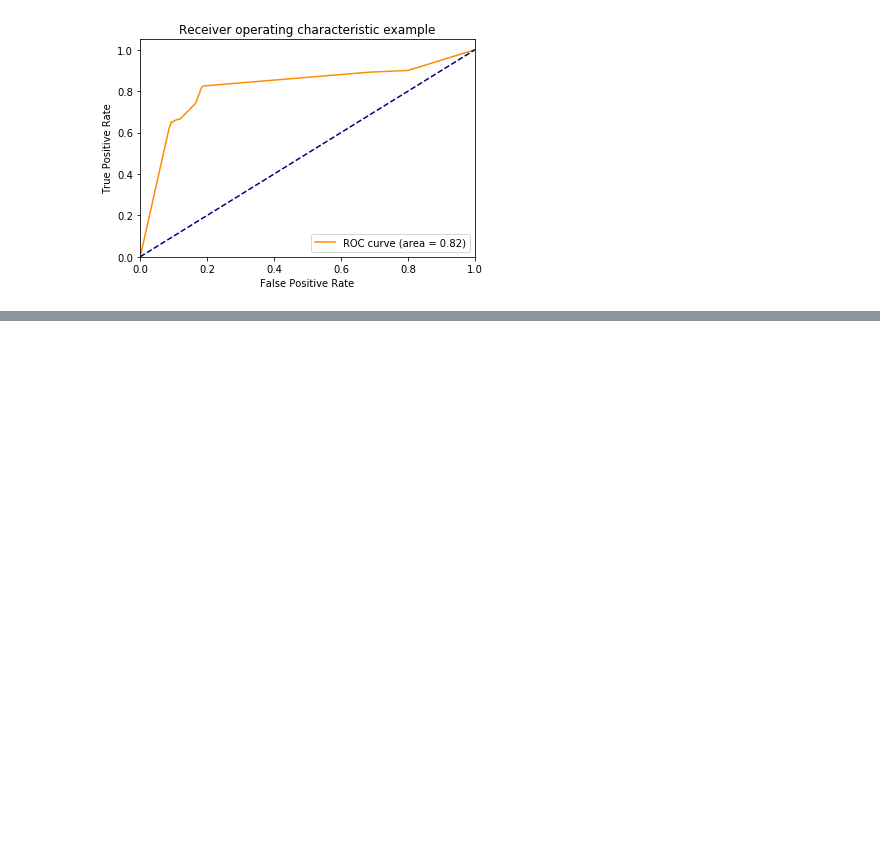
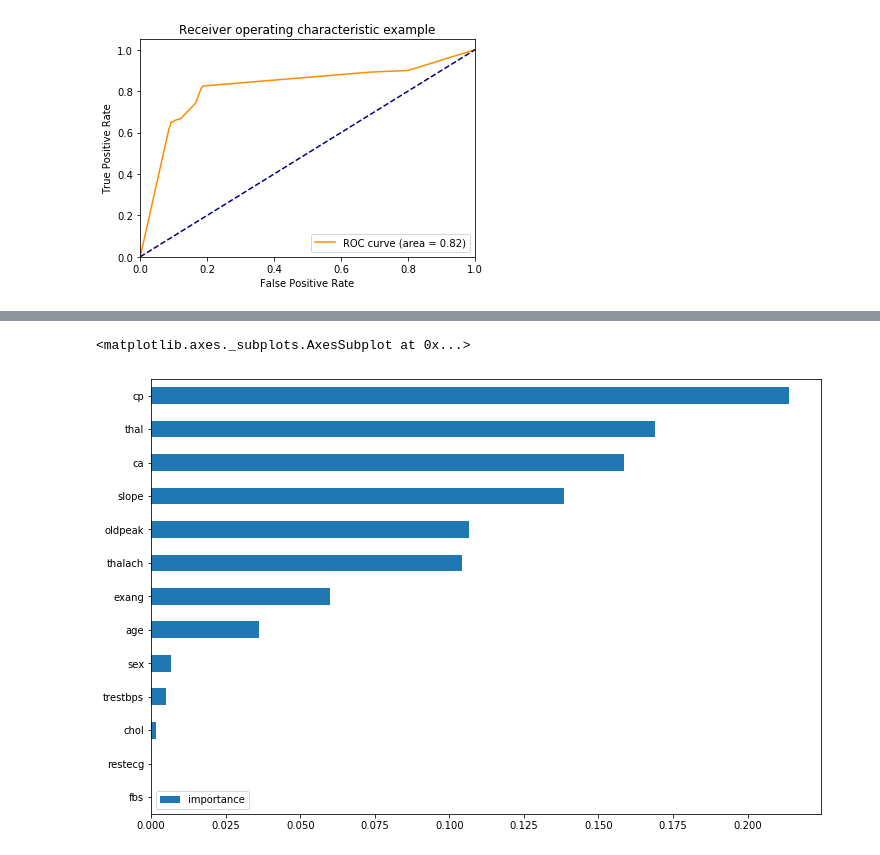
Before and after one commit to Laztrex/basic-statistic, a Jupyter notebook: research_ML/titanic ML.ipynb, the cells around one changed output, grey strips where cells are left out. Drawn from its saved outputs; the diff is of its cells as text; code cells hidden in the pictures; blank space fills up the shorter version.

```diff
--- a/research_ML/titanic ML.ipynb
+++ b/research_ML/titanic ML.ipynb
@@ -591,0 +711,4 @@ plt.show()
+# %%
+grid_search_cv_clf = GridSearchCV(rf, parametrs, cv=5)
+# %%
+grid_search_cv_clf.fit(X, y)
@@ -591,0 +720,2 @@ plt.show()
+# %%
+best_clf = grid_search_cv_clf.best_estimator_
@@ -591,0 +726,2 @@ plt.show()
+# %%
+feature_importances = best_clf.feature_importances_
@@ -591,0 +753,6 @@ plt.show()
+# %%
+imp = pd.DataFrame(feature_importances, index=X.columns, columns=['importance'])
+imp.sort_values('importance').plot(kind='barh', figsize=(12, 8))
+# %% [output]
+<matplotlib.axes._subplots.AxesSubplot at 0x...>
+[figure, added]
```
Also changed, not shown: parts of 31 cells of this notebook.
